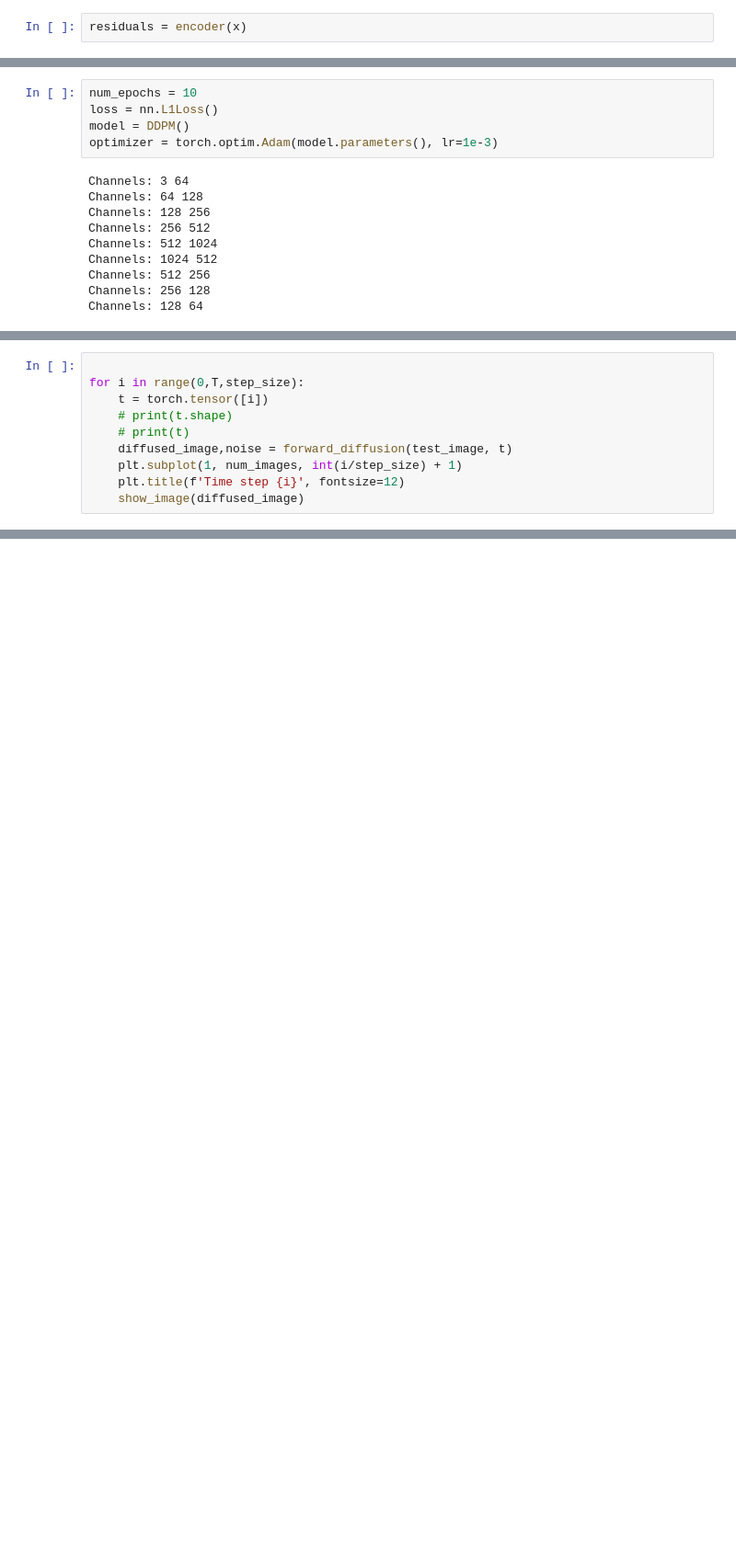
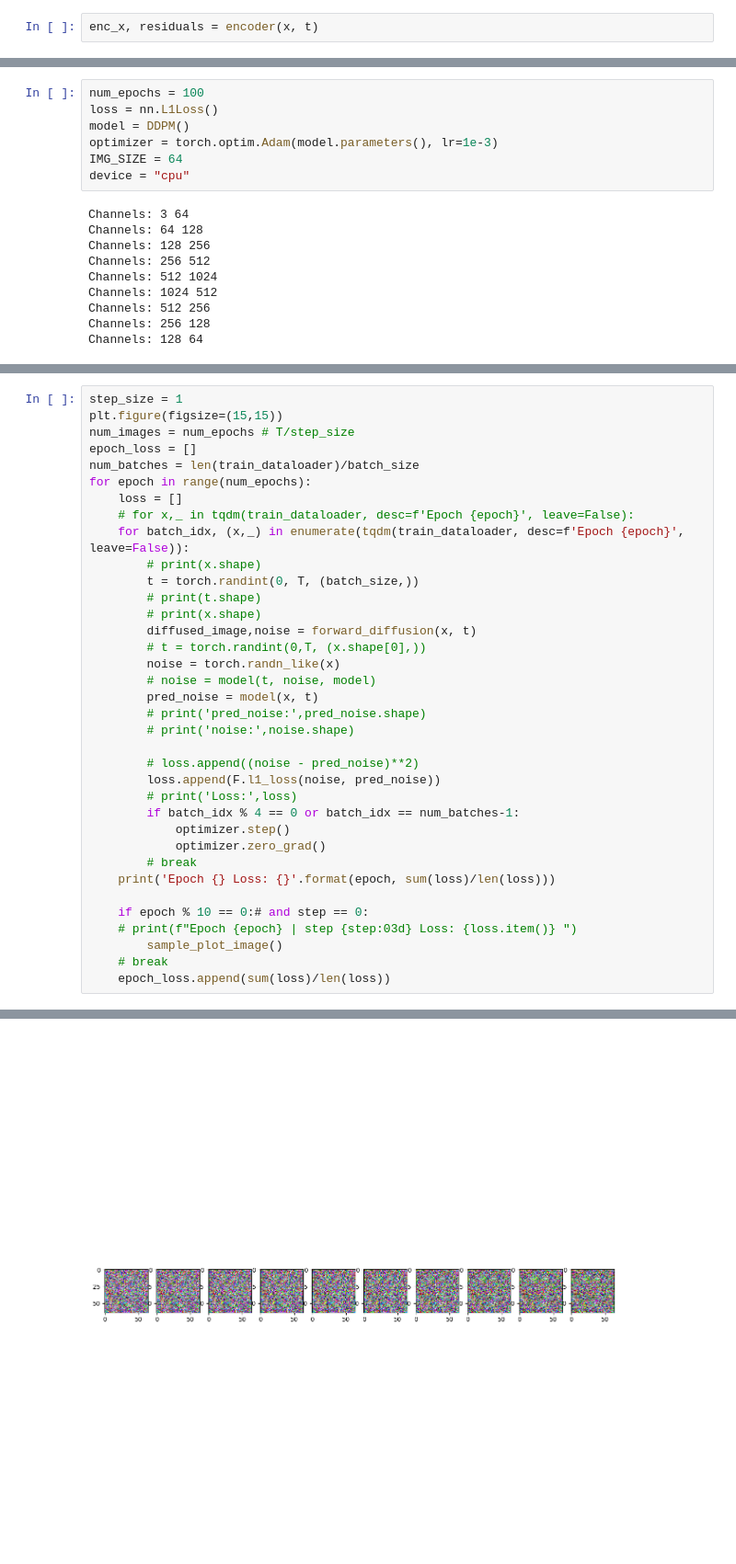
Before and after one commit to AishwaryaHastak/Diffusion-Model, a Jupyter notebook: research.ipynb, the cells around one changed output, grey strips where cells are left out. Shown at 92% size. Cells and saved outputs as stored; diff of their text form; blank space fills up the shorter version.

```diff
--- a/research.ipynb
+++ b/research.ipynb
@@ -165,4 +227,4 @@ Channels: 128 256
 Channels: 256 512
 Channels: 512 1024
 # %%
-residuals = encoder(x)
+enc_x, residuals = encoder(x, t)
@@ -223,8 +278,10 @@ class DDPM(nn.Module):
 # %%
-num_epochs = 10
+num_epochs = 100
 loss = nn.L1Loss()
 model = DDPM()
 optimizer = torch.optim.Adam(model.parameters(), lr=1e-3)
+IMG_SIZE = 64
+device = "cpu"
 # %% [output]
 Channels: 3 64
 Channels: 64 128
@@ -252,10 +294,0 @@ for epoch in tqdm(num_epochs):
-# %%
-
-for i in range(0,T,step_size):
-    t = torch.tensor([i])
-    # print(t.shape)
-    # print(t)
-    diffused_image,noise = forward_diffusion(test_image, t)
-    plt.subplot(1, num_images, int(i/step_size) + 1)
-    plt.title(f'Time step {i}', fontsize=12)
-    show_image(diffused_image)
@@ -261,0 +361,37 @@ for i in range(0,T,step_size):
+# %%
+step_size = 1
+plt.figure(figsize=(15,15))
+num_images = num_epochs # T/step_size
+epoch_loss = []
+num_batches = len(train_dataloader)/batch_size
+for epoch in range(num_epochs):
+    loss = []
+    # for x,_ in tqdm(train_dataloader, desc=f'Epoch {epoch}', leave=False):
+    for batch_idx, (x,_) in enumerate(tqdm(train_dataloader, desc=f'Epoch {epoch}', leave=False)):
+        # print(x.shape)
+        t = torch.randint(0, T, (batch_size,))
+        # print(t.shape)
+        # print(x.shape)
+        diffused_image,noise = forward_diffusion(x, t)
+        # t = torch.randint(0,T, (x.shape[0],))
+        noise = torch.randn_like(x)
+        # noise = model(t, noise, model)
+        pred_noise = model(x, t)
+        # print('pred_noise:',pred_noise.shape)
+        # print('noise:',noise.shape)
+
+        # loss.append((noise - pred_noise)**2)
+        loss.append(F.l1_loss(noise, pred_noise))
+        # print('Loss:',loss)
+        if batch_idx % 4 == 0 or batch_idx == num_batches-1:
+            optimizer.step()
+            optimizer.zero_grad()
+        # break
+    print('Epoch {} Loss: {}'.format(epoch, sum(loss)/len(loss)))
+
+    if epoch % 10 == 0:# and step == 0:
+    # print(f"Epoch {epoch} | step {step:03d} Loss: {loss.item()} ")
+        sample_plot_image()
+    # break
+    epoch_loss.append(sum(loss)/len(loss))
+# %% [output]
@@ -261,0 +400 @@ for i in range(0,T,step_size):
+[figure, added]
```
Also changed, not shown: parts of 29 cells of this notebook.
